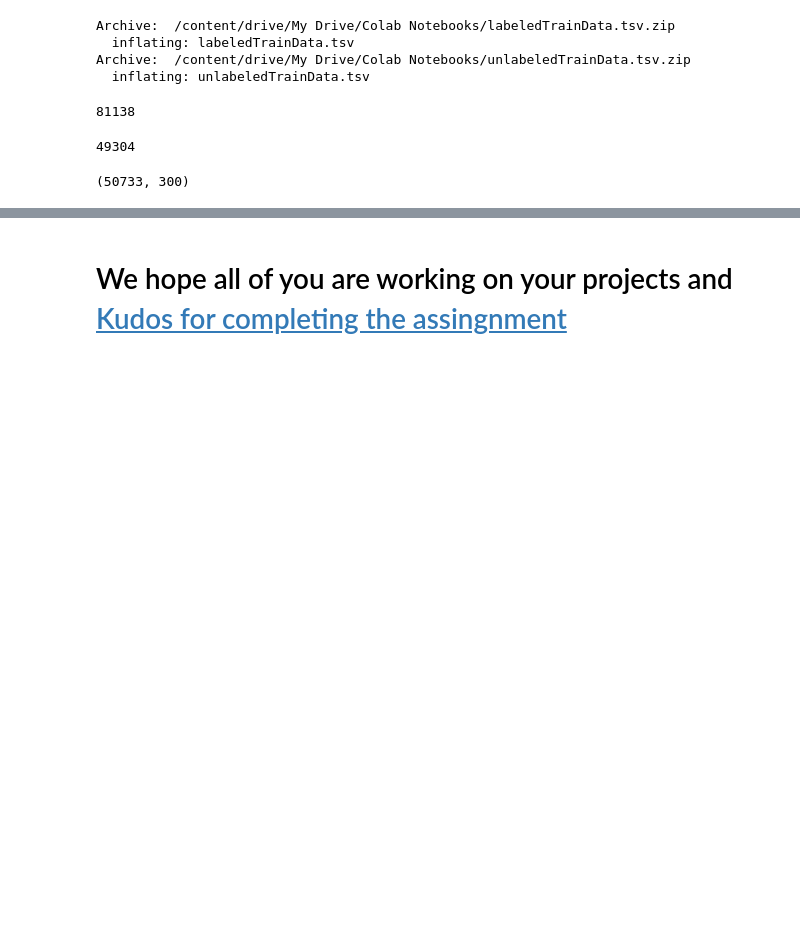
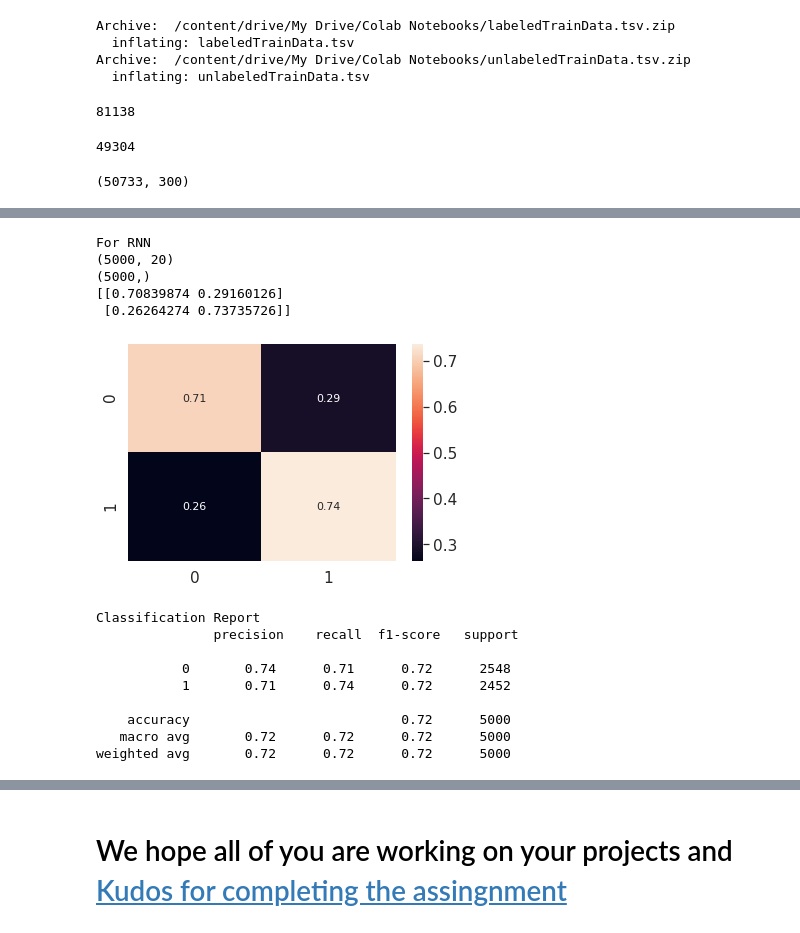
Before and after one commit to HaseebLUMS/Natural-Language-Processing, a Jupyter notebook: Assignment_4/20100192_NLP_Assignment_4.ipynb, the cells around one changed output, grey strips where cells are left out. Drawn from its saved outputs; the diff is of its cells as text; code cells hidden in the pictures; blank space fills up the shorter version.

```diff
--- a/Assignment_4/20100192_NLP_Assignment_4.ipynb
+++ b/Assignment_4/20100192_NLP_Assignment_4.ipynb
@@ -407,5 +406,5 @@ model.fit([x_train_seqs_1, x_train_seqs_2],
           y_train_enc,
           # callbacks=callbacks_list,
           validation_data=([x_valid_seqs_1, x_valid_seqs_2], y_valid_enc),
-          epochs=50, batch_size=32, verbose=1,shuffle=True)
+          epochs=20, batch_size=32, verbose=1,shuffle=True)
 # %% [output]
@@ -584,7 +584,7 @@ for word, i in word_index.items():
 # %%
 def transform(tmp):
   train_seqs = tokenizer.texts_to_sequences([tmp])
-  padded_seqs = pad_sequences(train_seqs, padding='post', maxlen=30)
+  padded_seqs = pad_sequences(train_seqs, padding='post', maxlen=20)
   res = padded_seqs[0]
   return res
 def transform_data(tmp):
@@ -592,6 +592,6 @@ def transform_data(tmp):
   for p in tmp:
     res += [transform(p)]
   return res
-x_train_seqs = transform_data(x_train)
-x_test_seqs = transform_data(x_test)
-x_valid_seqs = transform_data(x_valid)
+x_train_seqs = np.array(transform_data(x_train))
+x_test_seqs = np.array(transform_data(x_test))
+x_valid_seqs = np.array(transform_data(x_valid))
@@ -624,0 +657,48 @@ model.summary()
+# %%
+def maxInd(x):
+  if x[0] > x[1]:
+    return 0
+  return 1
+def predict(data, inp_model):
+  x_test_seqs = np.array(transform_data(data))
+  print(x_test_seqs.shape)
+  res = inp_model.predict(x_test_seqs)
+  res = [maxInd(x) for x in res]
+  print(np.array(res).shape)
+  return res
+# %%
+def report(inp_model):
+  predictions = predict(x_test, inp_model)
+  labelList=["0", "1"]
+
+  from sklearn.metrics import confusion_matrix
+  test_Y = y_test_enc
+  test_Y_max=np.argmax(test_Y, axis=-1)
+  cm=confusion_matrix(test_Y_max,predictions)
+  cm = cm.astype('float') / cm.sum(axis=1)[:, np.newaxis]
+  print(cm)
+  cm = pd.DataFrame(cm, labelList,labelList )# matrix,names row,names col,
+  # plt.figure(figsize=(10,7))
+  sn.set(font_scale=1.4) # for label size
+  sn.heatmap(cm, annot=True, annot_kws={"size": 11}, fmt=".2f") # font size
+  plt.show()
+  print("Classification Report\n",classification_report(test_Y_max, predictions, labels=[0,1], target_names = labelList, zero_division=0))
+# %%
+print("For RNN")
+report(rnn_model)
+# %% [output]
+For RNN
+(5000, 20)
+(5000,)
+[[0.70839874 0.29160126]
+ [0.26264274 0.73735726]]
+[figure, added]
+Classification Report
+               precision    recall  f1-score   support
+
+           0       0.74      0.71      0.72      2548
+           1       0.71      0.74      0.72      2452
+
+    accuracy                           0.72      5000
+   macro avg       0.72      0.72      0.72      5000
+weighted avg       0.72      0.72      0.72      5000
```
Also changed, not shown: parts of 18 cells of this notebook.
